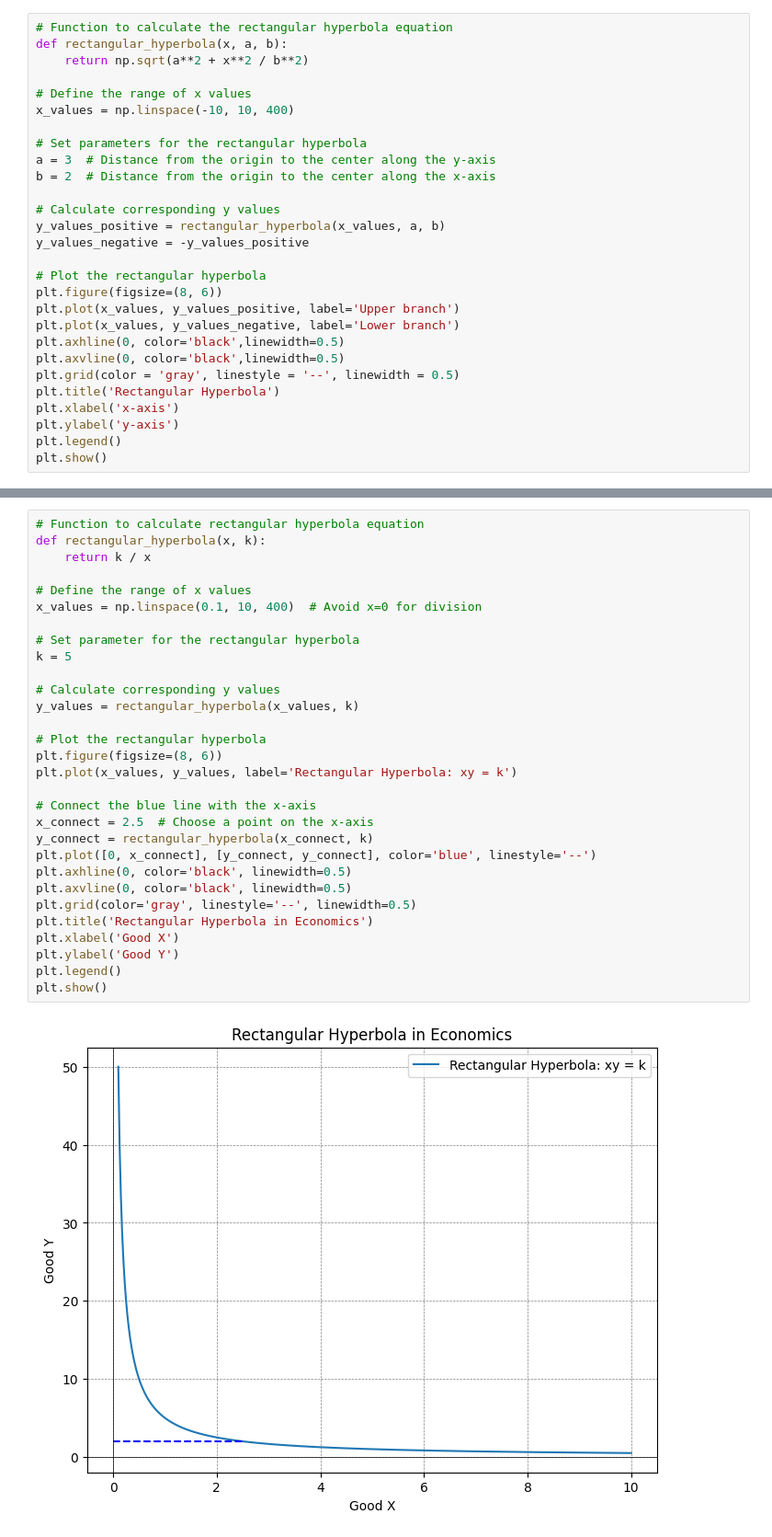
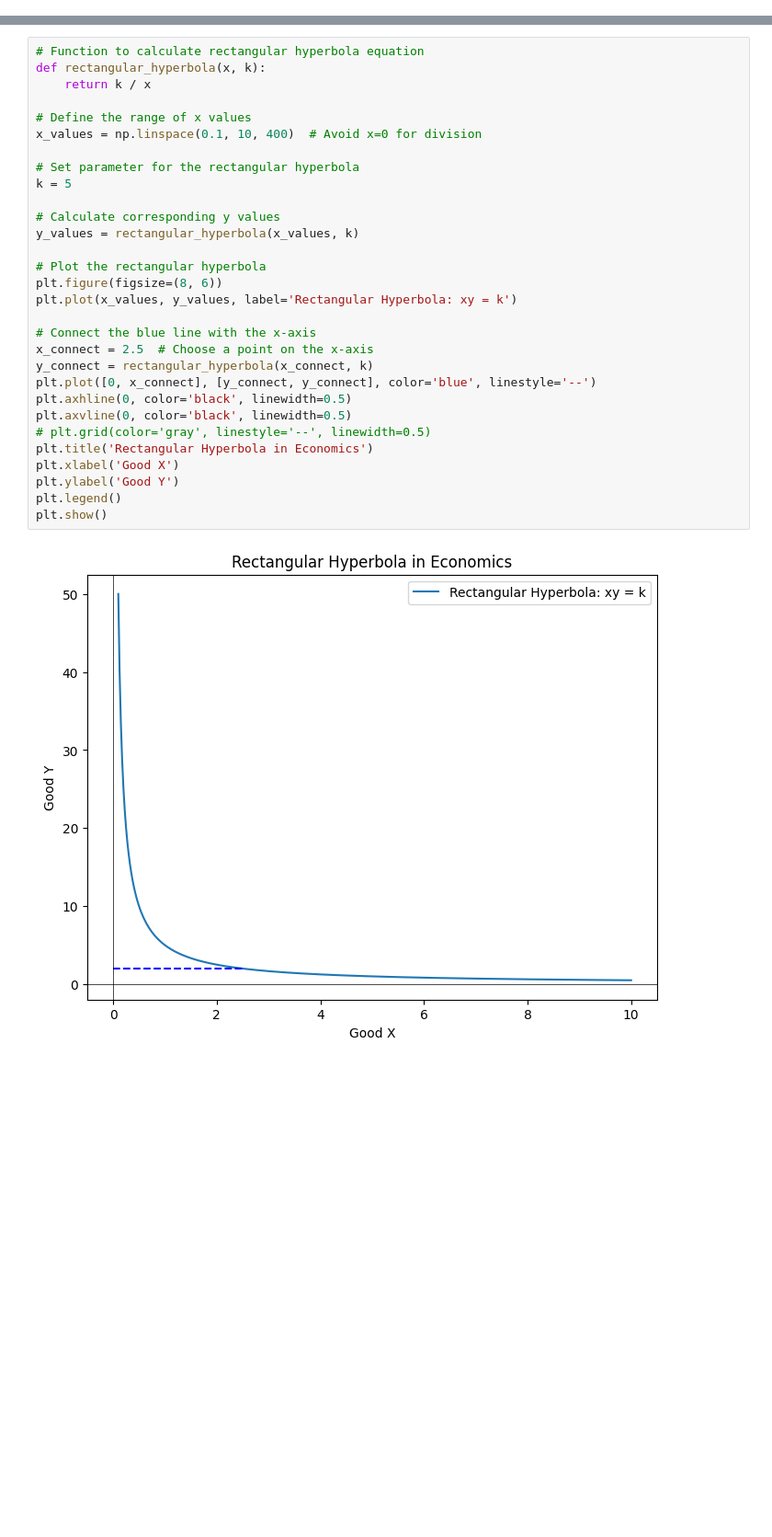
Before and after one commit to y-usuf09/Python---Data-Analytics, a Jupyter notebook: Data Analysis/visualization.ipynb, the cells around one changed output, grey strips where cells are left out. Shown at 92% size. Cells and saved outputs as stored; diff of their text form; blank space fills up the shorter version.

Commit message:
Rectangular hyperbola

```diff
--- a/Data Analysis/visualization.ipynb
+++ b/Data Analysis/visualization.ipynb
@@ -333,31 +333,3 @@ plt.text(2023.2,380,'⬇\nin price')
 # %% [output]
 Text(2023.2, 380, '⬇\nin price')
 [figure]
-# %%
-# Function to calculate the rectangular hyperbola equation
-def rectangular_hyperbola(x, a, b):
-    return np.sqrt(a**2 + x**2 / b**2)
-
-# Define the range of x values
-x_values = np.linspace(-10, 10, 400)
-
-# Set parameters for the rectangular hyperbola
-a = 3  # Distance from the origin to the center along the y-axis
-b = 2  # Distance from the origin to the center along the x-axis
-
-# Calculate corresponding y values
-y_values_positive = rectangular_hyperbola(x_values, a, b)
-y_values_negative = -y_values_positive
-
-# Plot the rectangular hyperbola
-plt.figure(figsize=(8, 6))
-plt.plot(x_values, y_values_positive, label='Upper branch')
-plt.plot(x_values, y_values_negative, label='Lower branch')
-plt.axhline(0, color='black',linewidth=0.5)
-plt.axvline(0, color='black',linewidth=0.5)
-plt.grid(color = 'gray', linestyle = '--', linewidth = 0.5)
-plt.title('Rectangular Hyperbola')
-plt.xlabel('x-axis')
-plt.ylabel('y-axis')
-plt.legend()
-plt.show()
@@ -425,32 +363,32 @@ plt.show()
 # %%
 # Function to calculate rectangular hyperbola equation
 def rectangular_hyperbola(x, k):
     return k / x
 
 # Define the range of x values
 x_values = np.linspace(0.1, 10, 400)  # Avoid x=0 for division
 
 # Set parameter for the rectangular hyperbola
 k = 5
 
 # Calculate corresponding y values
 y_values = rectangular_hyperbola(x_values, k)
 
 # Plot the rectangular hyperbola
 plt.figure(figsize=(8, 6))
 plt.plot(x_values, y_values, label='Rectangular Hyperbola: xy = k')
 
 # Connect the blue line with the x-axis
 x_connect = 2.5  # Choose a point on the x-axis
 y_connect = rectangular_hyperbola(x_connect, k)
 plt.plot([0, x_connect], [y_connect, y_connect], color='blue', linestyle='--')
 plt.axhline(0, color='black', linewidth=0.5)
 plt.axvline(0, color='black', linewidth=0.5)
-plt.grid(color='gray', linestyle='--', linewidth=0.5)
+# plt.grid(color='gray', linestyle='--', linewidth=0.5)
 plt.title('Rectangular Hyperbola in Economics')
 plt.xlabel('Good X')
 plt.ylabel('Good Y')
 plt.legend()
 plt.show()
 # %% [output]
-[figure, old version]
+[figure, new version]
```
Also changed, not shown: parts of 3 cells of this notebook.
